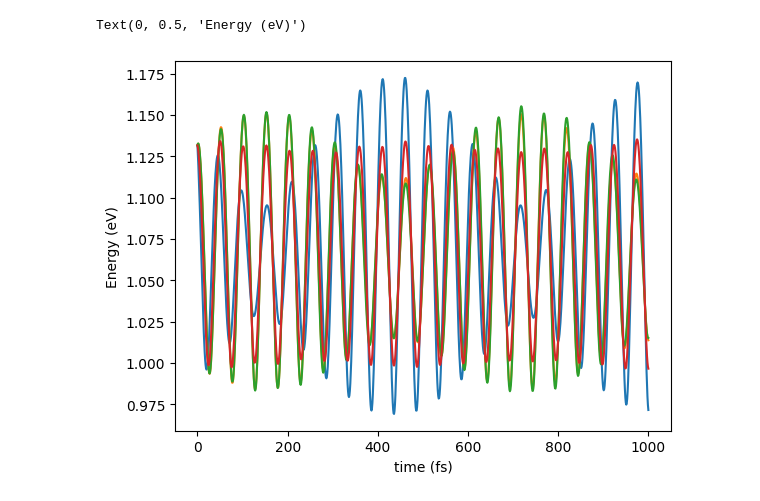
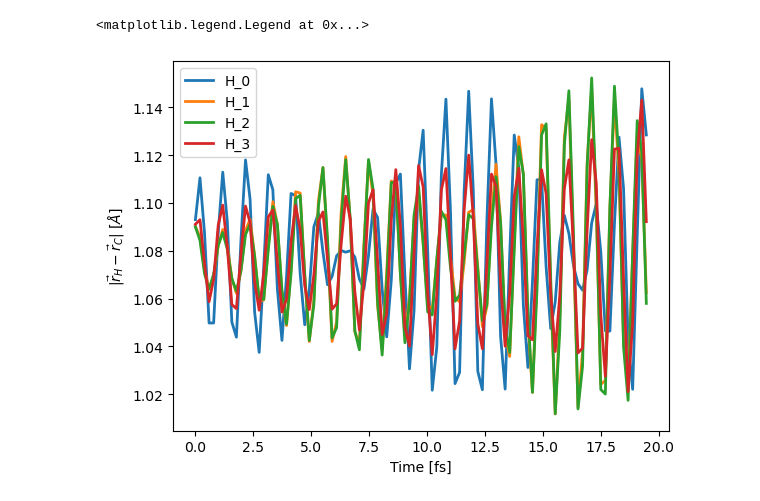
Before and after one commit to fireball-QMD/fireballpy, a Jupyter notebook: examples/dinamic.ipynb, the cells around one changed output. Cells and saved outputs as stored; diff of their text form; code cells hidden in the pictures.

```diff
--- a/examples/dinamic.ipynb
+++ b/examples/dinamic.ipynb
@@ -57,26 +59,21 @@ Text(0, 0.5, 'suma_atom(sqrt(fi^2))')
 # %%
+# Load the trajectory
 from ase.io.trajectory import Trajectory
 traj = Trajectory('dinamic.traj')
+
+# Compute distance from H to C
+distances = np.zeros((nsave, 4))
+for i, frame in enumerate(traj[1::savefreq]):
+    positions = frame.get_positions()
+    distances[i, :] = norm((positions[1:, :] - positions[0, :]), axis=1)
+
+# Plot it
+fig, ax = plt.subplots()
+for i in range(distances.shape[1]):
+    ax.plot(time, distances[:, i], lw=2, label=f"H_{i}")
+ax.set_xlabel('Time [fs]')
+ax.set_ylabel(r'$|\vec{r}_H - \vec{r}_C|$ [$\AA$]')
+ax.legend()
+# %% [output]
+<matplotlib.legend.Legend at 0x...>
+[figure, added]
-# %%
-distances = []
-from ase.io.trajectory import Trajectory
-traj = Trajectory('dinamic.traj')
-index_atom1 = 0
-index_atom2 = 1
-
-for index_atom2 in [1,2,3,4]:
-    aux=[]
-    for frame in traj:
-        pos_atom1 = frame[index_atom1].position
-        pos_atom2 = frame[index_atom2].position
-        d = np.linalg.norm(pos_atom1 - pos_atom2)
-        aux.append(d)
-    distances.append(aux)
-
-for d in distances:
-    plt.plot(time, d)
-plt.xlabel('time (fs)')
-plt.ylabel('Energy (eV)')
-# %% [output]
-Text(0, 0.5, 'Energy (eV)')
-[figure, removed]
```
Also changed, not shown: parts of 10 cells of this notebook, 4 other files.
